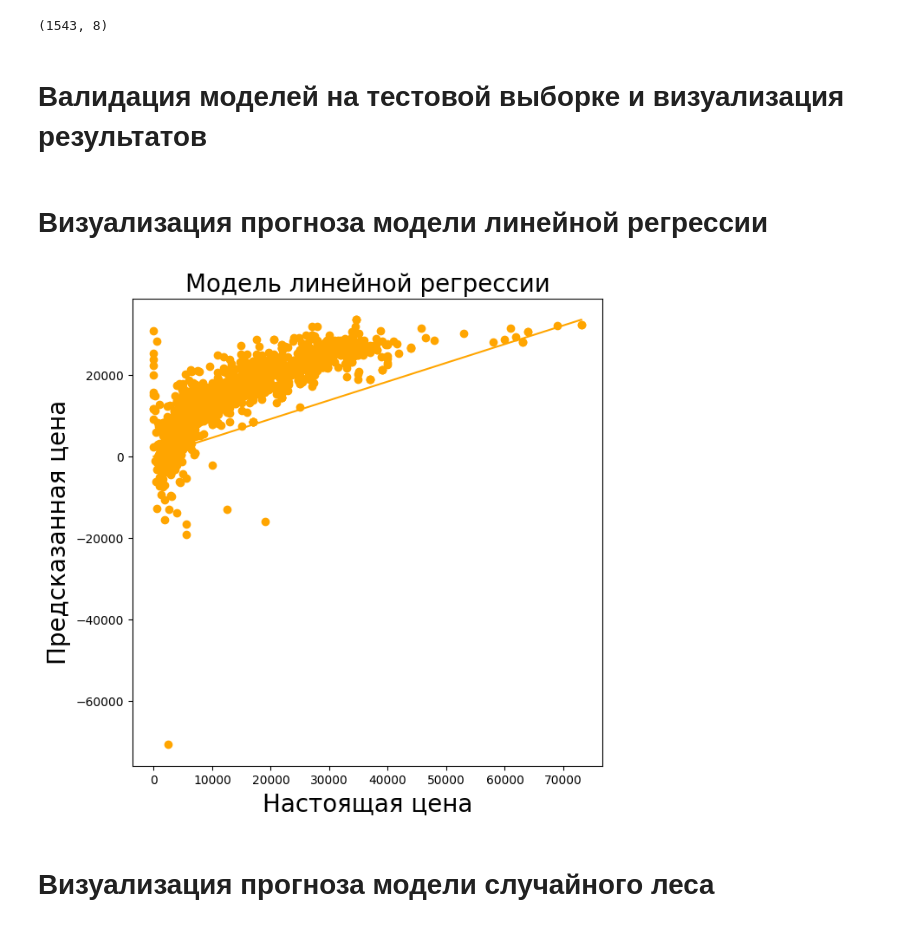
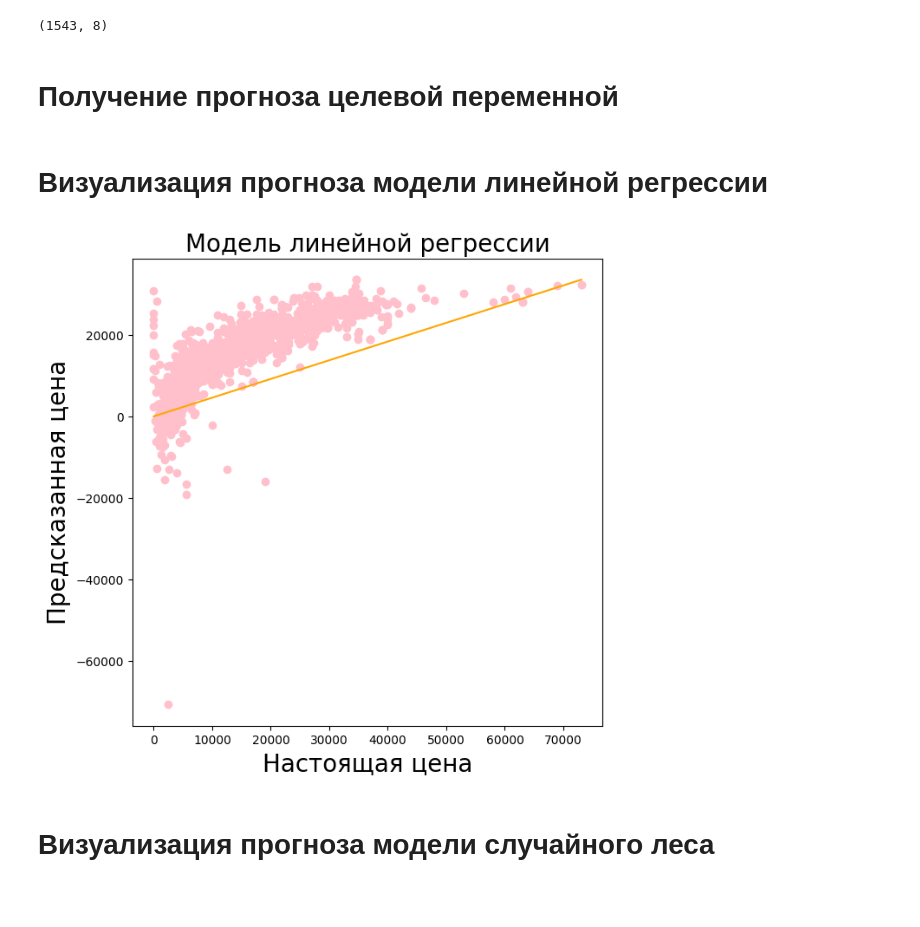
Before and after one commit to nestessia/rgpu_6sem, a Jupyter notebook: lr6/lr6.ipynb, the cells around one changed output. Cells and saved outputs as stored; diff of their text form; code cells hidden in the pictures; blank space fills up the shorter version.

```diff
--- a/lr6/lr6.ipynb
+++ b/lr6/lr6.ipynb
@@ -215,6 +203,6 @@ test_data.shape
 target_variable_name = 'price'
 features = test_data.drop(target_variable_name, axis=1).columns
 X_test, y_test = test_data[features], test_data[target_variable_name]
-# %% [markdown]
-# Валидация моделей на тестовой выборке и визуализация результатов
+# %% [markdown]
+# Получение прогноза целевой переменной
 # %%
@@ -227,14 +215,14 @@ y_test_rf_pred = random_forest_model.predict(X_test)
 # Визуализация прогноза модели линейной регрессии
 # %%
 plt.figure(figsize=(7, 7))
-plt.scatter(y_test, y_test_lr_pred, color='orange') # рисуем точки оранжевым цветом
+plt.scatter(y_test, y_test_lr_pred, color='pink') # рисуем точки оранжевым цветом
 plt.plot([0, max(y_test)], [0, max(y_test_lr_pred)], color='orange') # рисуем оранжевую прямую
 plt.xlabel('Настоящая цена', fontsize=20)
 plt.ylabel('Предсказанная цена', fontsize=20)
 plt.title('Модель линейной регрессии', fontsize=20)
 plt.show()
 # %% [output]
-[figure, old version]
+[figure, new version]
 # %% [markdown]
 # Визуализация прогноза модели случайного леса
 # %%
```
Also changed, not shown: parts of 25 cells of this notebook.
